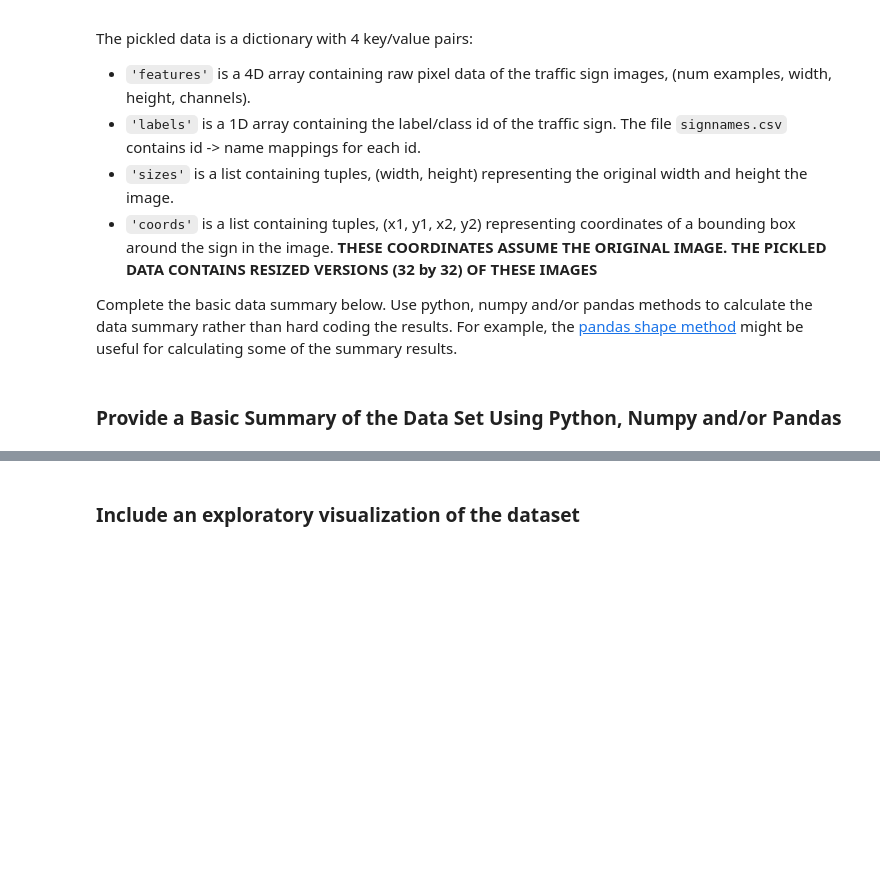
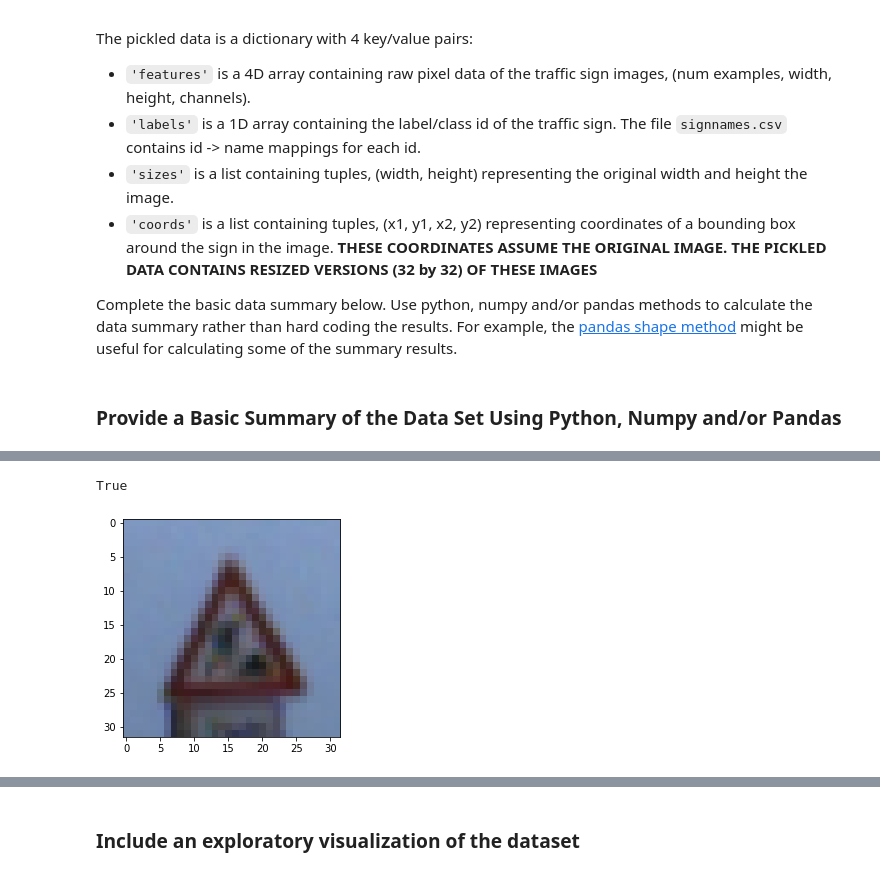
Before and after one commit to rrsaikarthik3/Project_3_Classifying_Traffic_signs, a Jupyter notebook: Traffic_Sign_Classifier.ipynb, the cells around one changed output, grey strips where cells are left out. Drawn from its saved outputs; the diff is of its cells as text; code cells hidden in the pictures; blank space fills up the shorter version.

```diff
--- a/Traffic_Sign_Classifier.ipynb
+++ b/Traffic_Sign_Classifier.ipynb
@@ -87,0 +113,10 @@ Number of classes = 43
+# %%
+import random
+from sklearn.utils import shuffle
+X_train, y_train = shuffle(X_train, y_train)
+plt.imshow(X_train[1500])
+
+cv.imwrite('examples/Pre-process_ex.jpg', cv.cvtColor(X_train[1500], cv.COLOR_RGB2BGR))
+# %% [output]
+True
+[figure, added]
```
Also changed, not shown: parts of 32 cells of this notebook.
